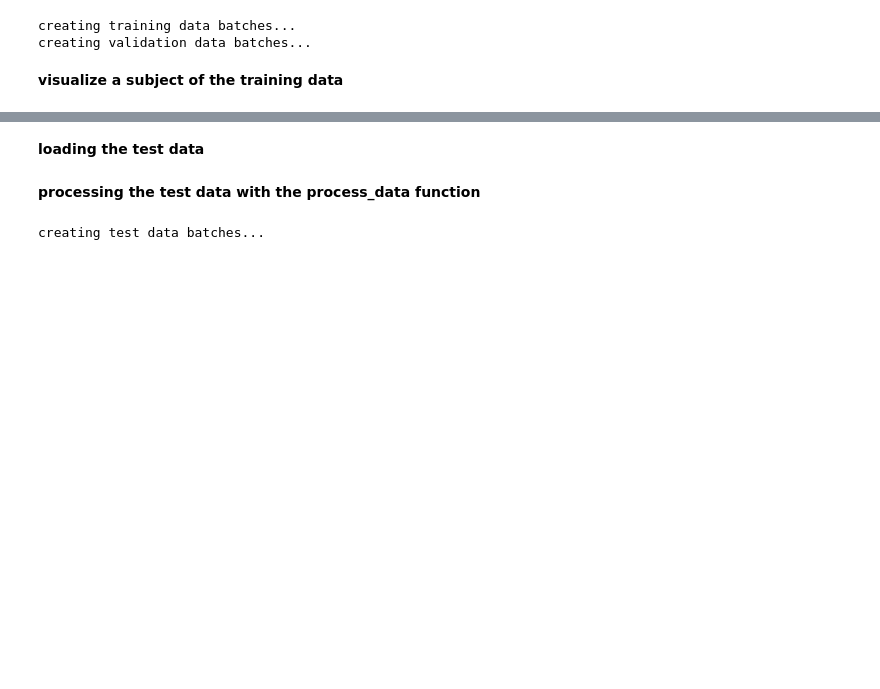
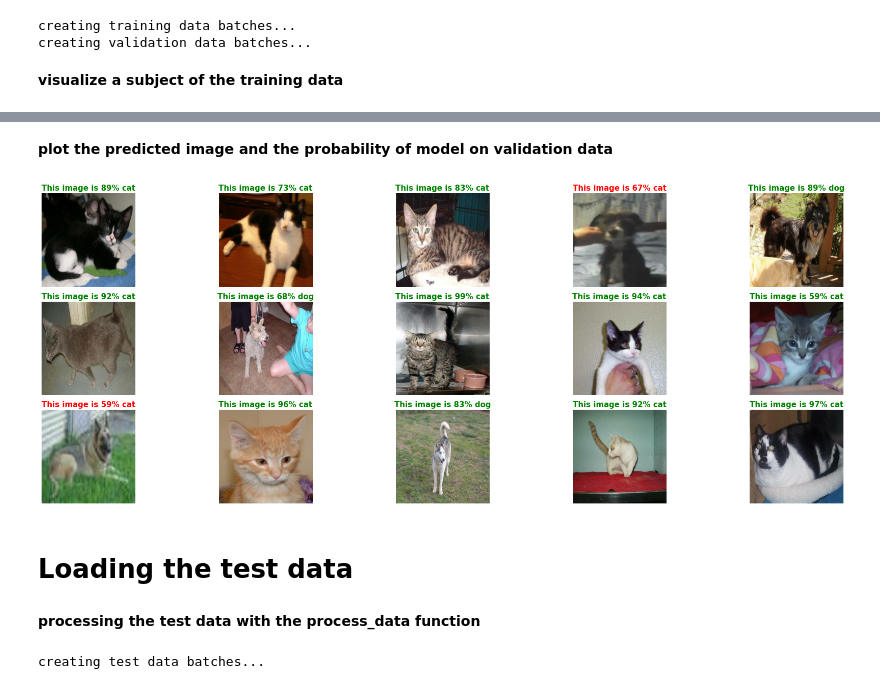
Before and after one commit to hardeybisey/Dog_Cat_Image_Classification, a Jupyter notebook: dog-cat-classification-with-CNN.ipynb, the cells around one changed output, grey strips where cells are left out. Cells and saved outputs as stored; diff of their text form; code cells hidden in the pictures; blank space fills up the shorter version.

```diff
--- a/dog-cat-classification-with-CNN.ipynb
+++ b/dog-cat-classification-with-CNN.ipynb
@@ -337,5 +362,5 @@ Epoch 20/20
 save_path = save_model(model)
 # %%
 # load model
-loaded_model = load_model('/models/20230103-185025_.h5')
+loaded_model = load_model(save_path)
 # %% [output]
@@ -346,0 +375,2 @@ Loading model from: /models/20230103-185025_.h5...
+# %%
+val_pred = loaded_model.predict(val_data)
@@ -347,3 +379,11 @@ Loading model from: /models/20230103-185025_.h5...
+# %% [markdown]
+**plot the predicted image and the probability of model on validation data**
+# %%
+val_images , val_labels = unbatch_data(val_data)
+# %%
+plot_pred(prediction_prob=val_pred,labels= val_labels,images=val_images,num=15,nrows=3,ncols=5)
+# %% [output]
+[figure, added]
 # %% [markdown]
-**loading the test data**
+# **Loading the test data**
 # %%
```
Also changed, not shown: parts of 39 cells of this notebook.
